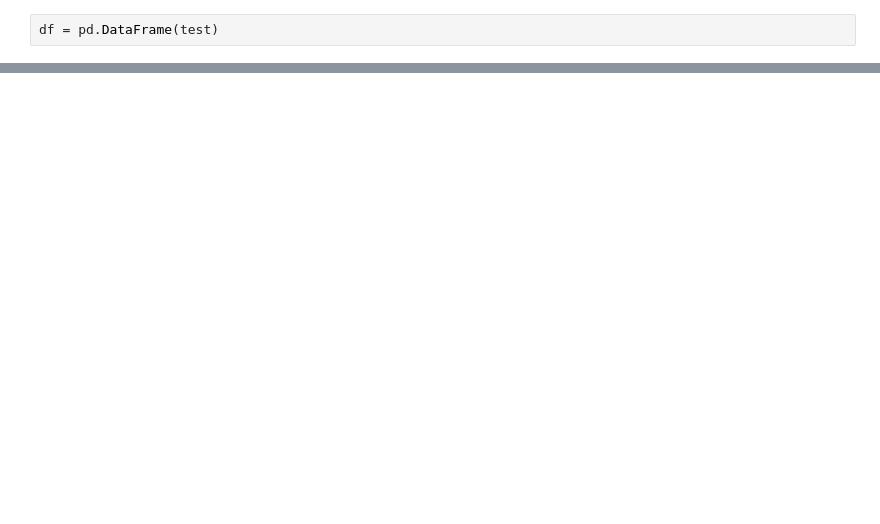
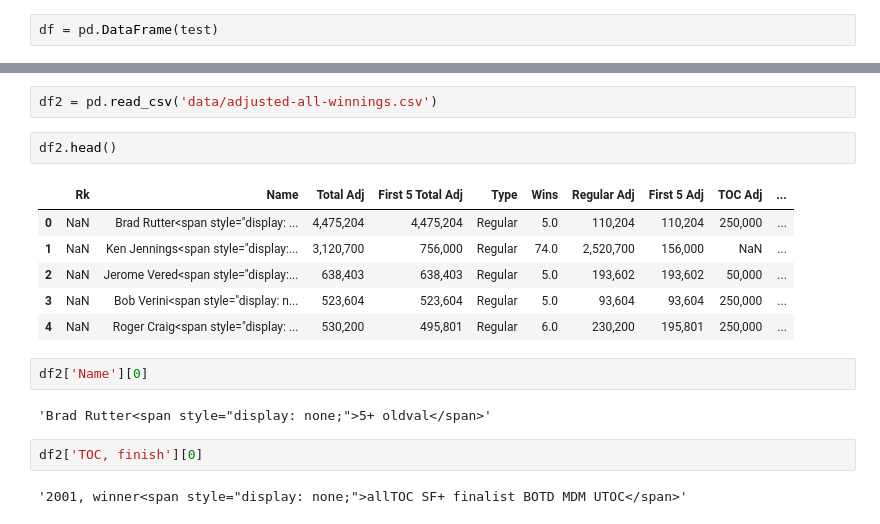
Before and after one commit to nfranchetti/Jeopardy, a Jupyter notebook: scraping_test.ipynb, the cells around one changed output, grey strips where cells are left out. Drawn from its saved outputs; the diff is of its cells as text; blank space fills up the shorter version.

```diff
--- a/scraping_test.ipynb
+++ b/scraping_test.ipynb
@@ -13,0 +56,19 @@ df.head()
+# %%
+df2 = pd.read_csv('data/adjusted-all-winnings.csv')
+# %%
+df2.head()
+# %% [output]
+|  | Rk | Name | Total Adj | First 5 Total Adj | Type | Wins | Regular Adj | First 5 Adj | TOC Adj | ... |
+| 0 | NaN | Brad Rutter<span style="display: ... | 4,475,204 | 4,475,204 | Regular | 5.0 | 110,204 | 110,204 | 250,000 | ... |
+| 1 | NaN | Ken Jennings<span style="display:... | 3,120,700 | 756,000 | Regular | 74.0 | 2,520,700 | 156,000 | NaN | ... |
+| 2 | NaN | Jerome Vered<span style="display:... | 638,403 | 638,403 | Regular | 5.0 | 193,602 | 193,602 | 50,000 | ... |
+| 3 | NaN | Bob Verini<span style="display: n... | 523,604 | 523,604 | Regular | 5.0 | 93,604 | 93,604 | 250,000 | ... |
+| 4 | NaN | Roger Craig<span style="display: ... | 530,200 | 495,801 | Regular | 6.0 | 230,200 | 195,801 | 250,000 | ... |
+# %%
+df2['Name'][0]
+# %% [output]
+'Brad Rutter<span style="display: none;">5+ oldval</span>'
+# %%
+df2['TOC, finish'][0]
+# %% [output]
+'2001, winner<span style="display: none;">allTOC SF+ finalist BOTD MDM UTOC</span>'
```
Also changed, not shown: parts of 6 cells of this notebook, 2 other files.
